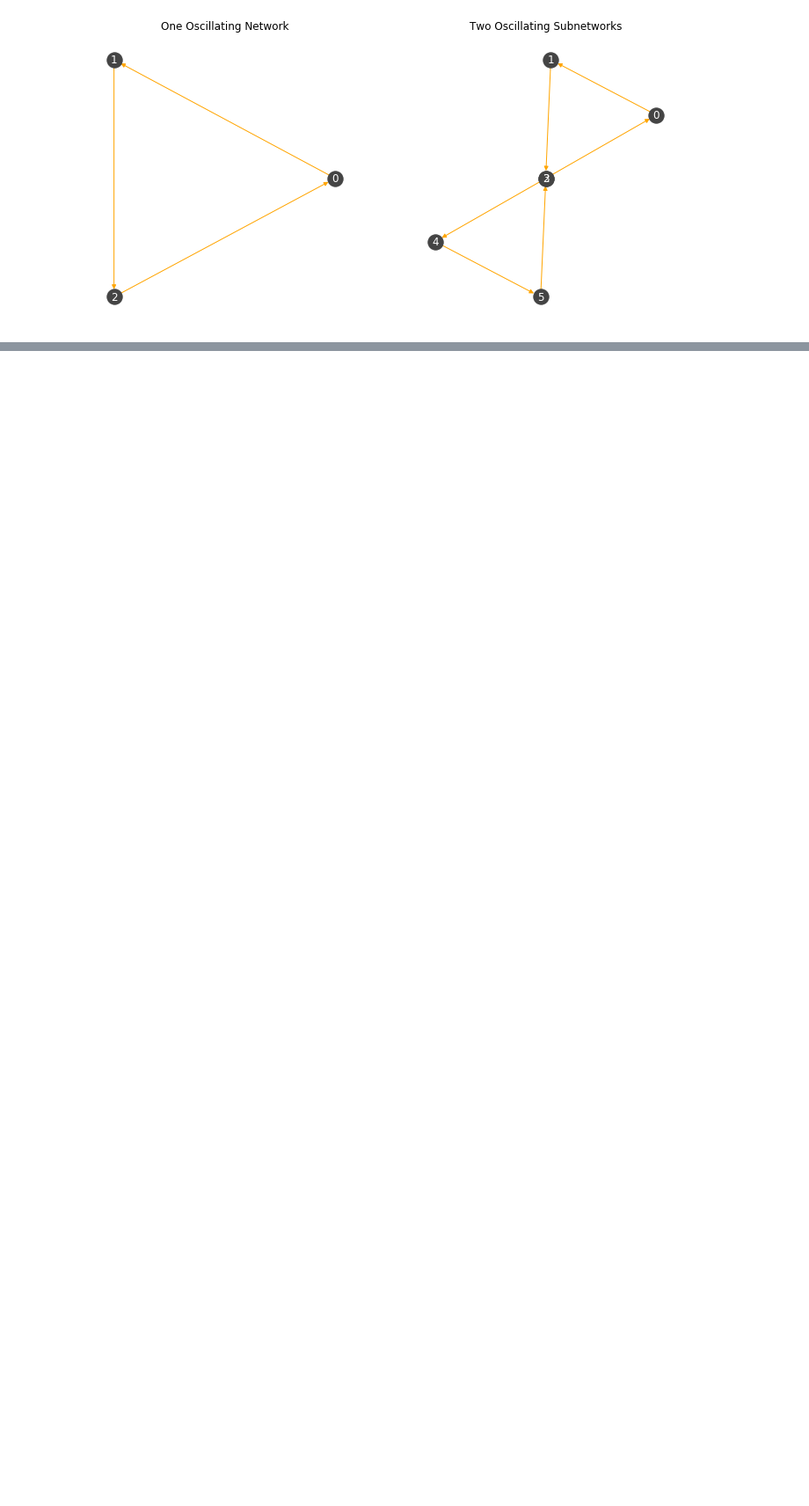
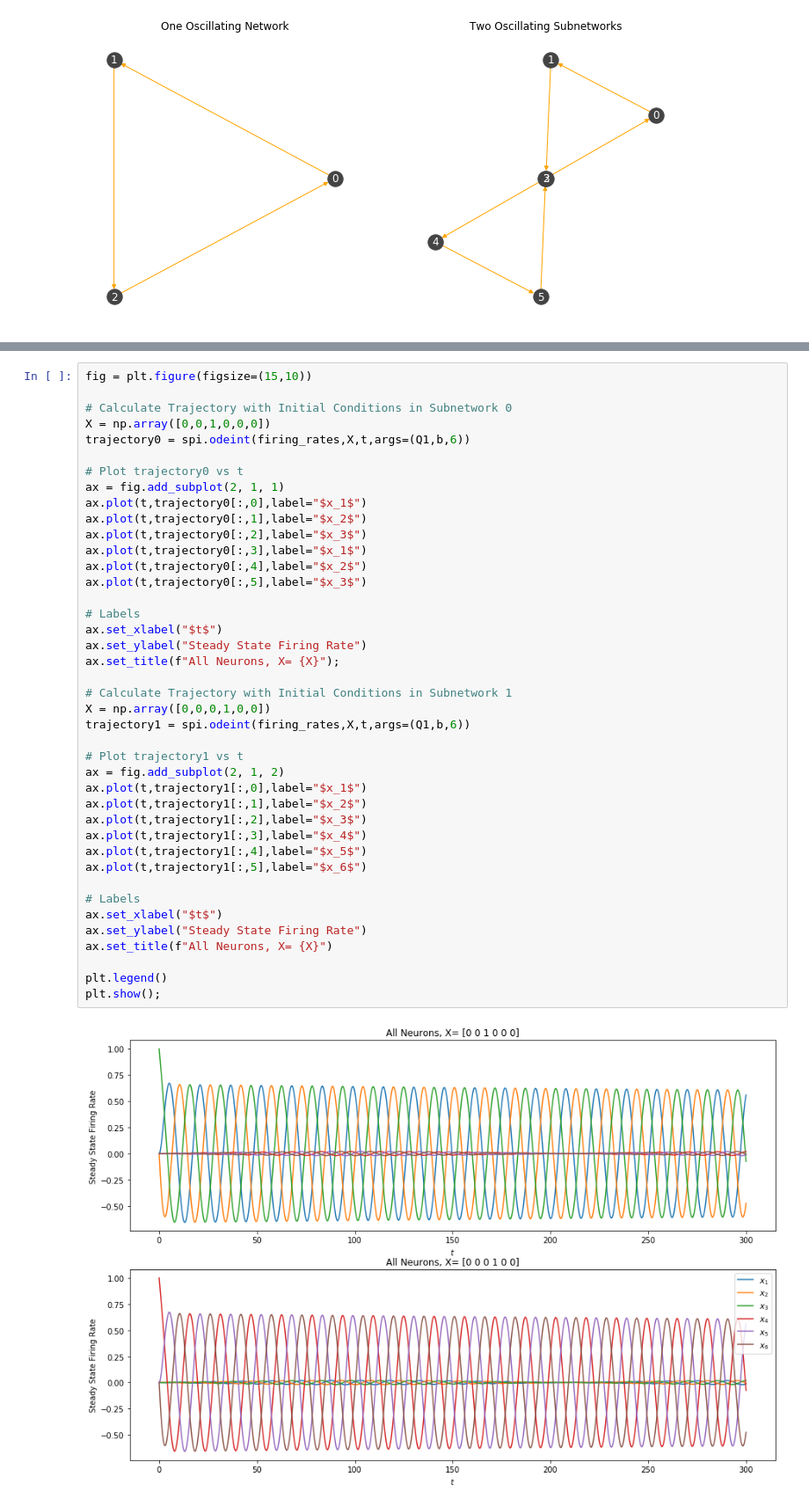
Before and after one commit to kegedy/EE502P, a Jupyter notebook: hw/kevin/HW10.ipynb, the cells around one changed output, grey strips where cells are left out. Shown at 88% size. Saved outputs shown, nothing was run; the diff lists cells and outputs as text; blank space fills up the shorter version.

```diff
--- a/hw/kevin/HW10.ipynb
+++ b/hw/kevin/HW10.ipynb
@@ -691,0 +668,43 @@ plt.show();
+# %%
+fig = plt.figure(figsize=(15,10))
+
+# Calculate Trajectory with Initial Conditions in Subnetwork 0
+X = np.array([0,0,1,0,0,0])
+trajectory0 = spi.odeint(firing_rates,X,t,args=(Q1,b,6))
+
+# Plot trajectory0 vs t
+ax = fig.add_subplot(2, 1, 1)
+ax.plot(t,trajectory0[:,0],label="$x_1$")
+ax.plot(t,trajectory0[:,1],label="$x_2$")
+ax.plot(t,trajectory0[:,2],label="$x_3$")
+ax.plot(t,trajectory0[:,3],label="$x_1$")
+ax.plot(t,trajectory0[:,4],label="$x_2$")
+ax.plot(t,trajectory0[:,5],label="$x_3$")
+
+# Labels
+ax.set_xlabel("$t$")
+ax.set_ylabel("Steady State Firing Rate")
+ax.set_title(f"All Neurons, X= {X}");
+
+# Calculate Trajectory with Initial Conditions in Subnetwork 1
+X = np.array([0,0,0,1,0,0])
+trajectory1 = spi.odeint(firing_rates,X,t,args=(Q1,b,6))
+
+# Plot trajectory1 vs t
+ax = fig.add_subplot(2, 1, 2)
+ax.plot(t,trajectory1[:,0],label="$x_1$")
+ax.plot(t,trajectory1[:,1],label="$x_2$")
+ax.plot(t,trajectory1[:,2],label="$x_3$")
+ax.plot(t,trajectory1[:,3],label="$x_4$")
+ax.plot(t,trajectory1[:,4],label="$x_5$")
+ax.plot(t,trajectory1[:,5],label="$x_6$")
+
+# Labels
+ax.set_xlabel("$t$")
+ax.set_ylabel("Steady State Firing Rate")
+ax.set_title(f"All Neurons, X= {X}")
+
+plt.legend()
+plt.show();
+# %% [output]
+[figure, added]
```
Also changed, not shown: parts of 44 cells of this notebook.
